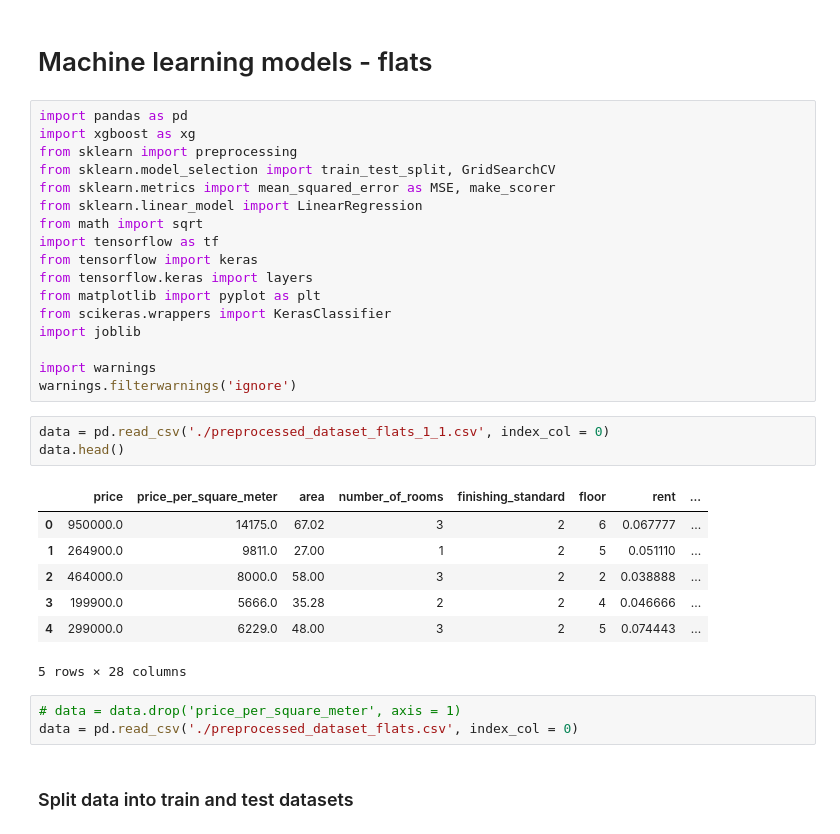
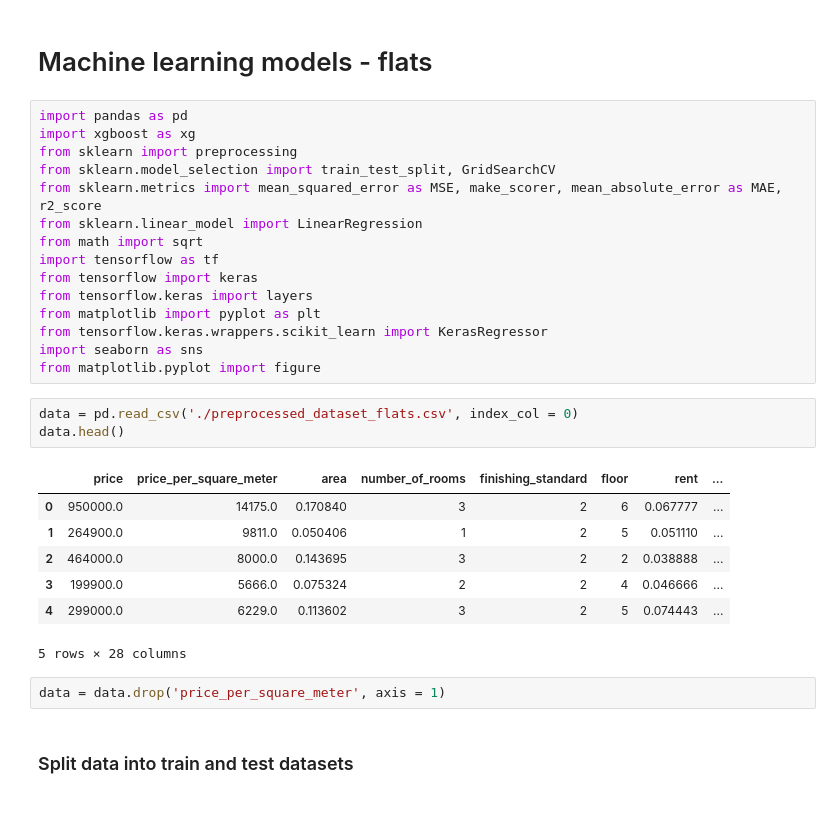
Before and after one commit to KlaudiaK1/RealEstatePricePrediction, a Jupyter notebook: models/machine_learning_models_flats.ipynb, the cells around one changed output. Drawn from its saved outputs; the diff is of its cells as text.

Commit message:
Machine learning models for flats dataset

```diff
--- a/models/machine_learning_models_flats.ipynb
+++ b/models/machine_learning_models_flats.ipynb
@@ -5,32 +5,29 @@ import pandas as pd
 import xgboost as xg
 from sklearn import preprocessing
 from sklearn.model_selection import train_test_split, GridSearchCV
-from sklearn.metrics import mean_squared_error as MSE, make_scorer
+from sklearn.metrics import mean_squared_error as MSE, make_scorer, mean_absolute_error as MAE, r2_score
 from sklearn.linear_model import LinearRegression
 from math import sqrt
 import tensorflow as tf
 from tensorflow import keras
 from tensorflow.keras import layers
 from matplotlib import pyplot as plt
-from scikeras.wrappers import KerasClassifier
-import joblib
-
-import warnings
-warnings.filterwarnings('ignore')
+from tensorflow.keras.wrappers.scikit_learn import KerasRegressor
+import seaborn as sns
+from matplotlib.pyplot import figure
 # %%
-data = pd.read_csv('./preprocessed_dataset_flats_1_1.csv', index_col = 0)
+data = pd.read_csv('./preprocessed_dataset_flats.csv', index_col = 0)
 data.head()
 # %% [output]
 |  | price | price_per_square_meter | area | number_of_rooms | finishing_standard | floor | rent | ... |
-| 0 | 950000.0 | 14175.0 | 67.02 | 3 | 2 | 6 | 0.067777 | ... |
-| 1 | 264900.0 | 9811.0 | 27.00 | 1 | 2 | 5 | 0.051110 | ... |
-| 2 | 464000.0 | 8000.0 | 58.00 | 3 | 2 | 2 | 0.038888 | ... |
-| 3 | 199900.0 | 5666.0 | 35.28 | 2 | 2 | 4 | 0.046666 | ... |
-| 4 | 299000.0 | 6229.0 | 48.00 | 3 | 2 | 5 | 0.074443 | ... |
+| 0 | 950000.0 | 14175.0 | 0.170840 | 3 | 2 | 6 | 0.067777 | ... |
+| 1 | 264900.0 | 9811.0 | 0.050406 | 1 | 2 | 5 | 0.051110 | ... |
+| 2 | 464000.0 | 8000.0 | 0.143695 | 3 | 2 | 2 | 0.038888 | ... |
+| 3 | 199900.0 | 5666.0 | 0.075324 | 2 | 2 | 4 | 0.046666 | ... |
+| 4 | 299000.0 | 6229.0 | 0.113602 | 3 | 2 | 5 | 0.074443 | ... |
 5 rows × 28 columns
-# %%
-# data = data.drop('price_per_square_meter', axis = 1)
-data = pd.read_csv('./preprocessed_dataset_flats.csv', index_col = 0)
+# %%
+data = data.drop('price_per_square_meter', axis = 1)
 # %% [markdown]
 ### Split data into train and test datasets
 # %%
```
Also changed, not shown: parts of 32 cells of this notebook.
